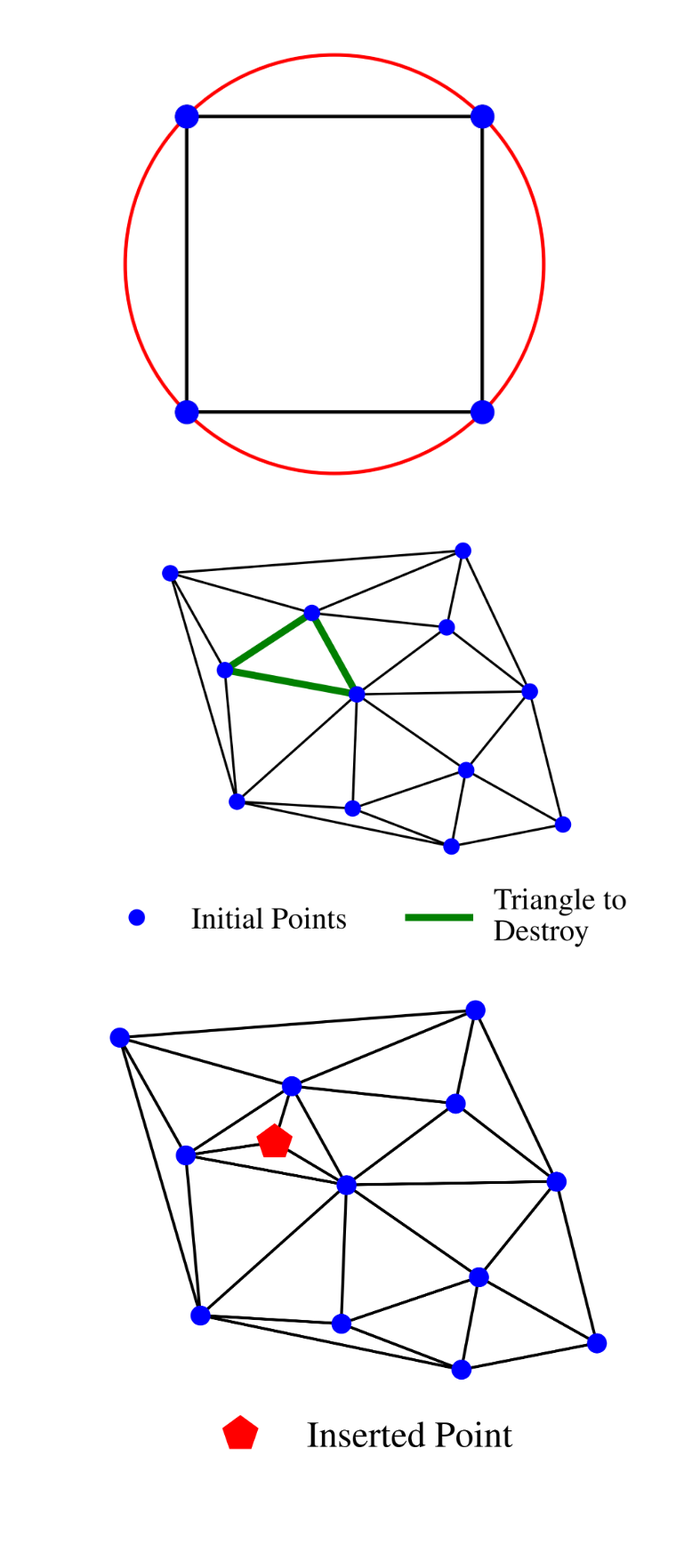
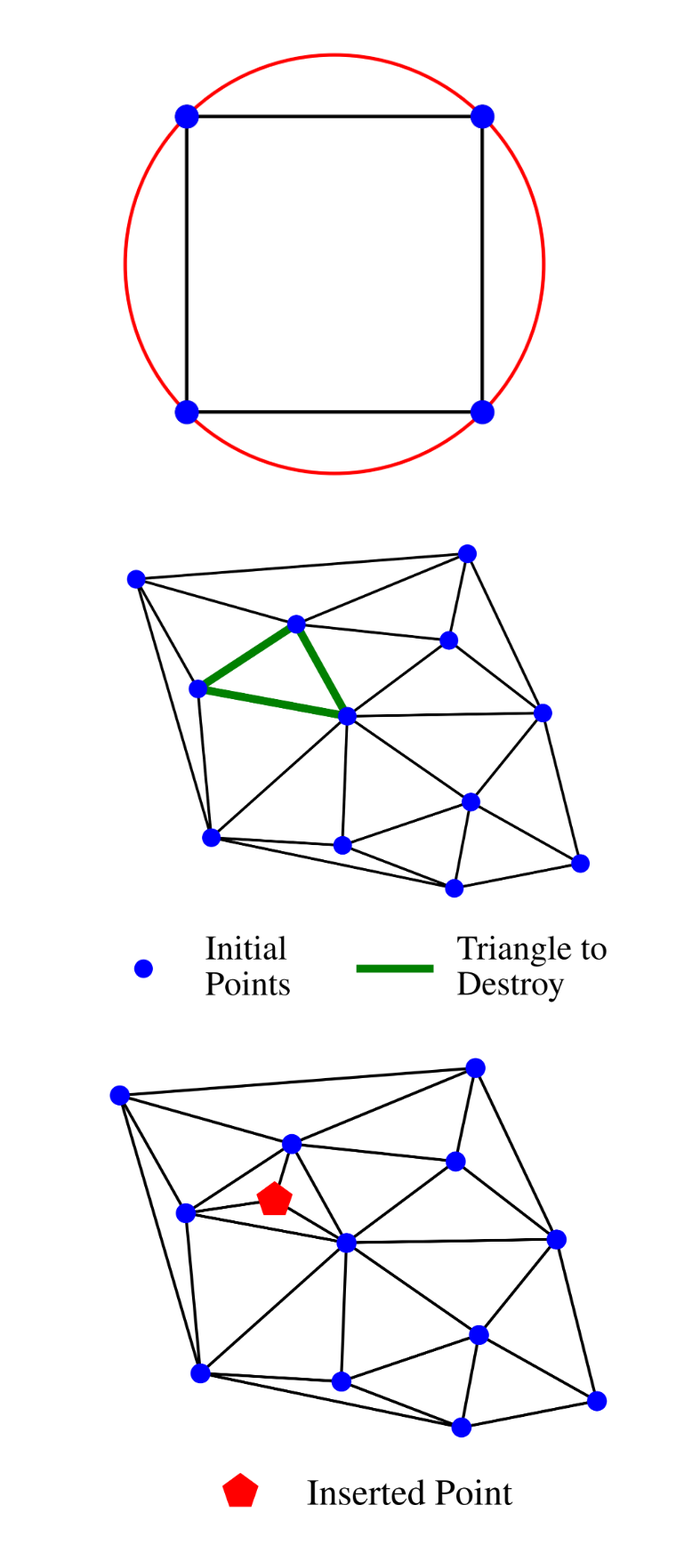
Before and after one commit to j-bowhay/Poles-and-Roots, a Jupyter notebook: notebooks/triangulation_figures.ipynb, the cells around one changed output. Shown at 89% size. Cells and saved outputs as stored; diff of their text form; code cells hidden in the pictures; blank space fills up the shorter version.

Commit message:
small figure tweak

```diff
--- a/notebooks/triangulation_figures.ipynb
+++ b/notebooks/triangulation_figures.ipynb
@@ -54,21 +54,21 @@ plt.savefig("figures/delauny_not_tri.pdf")
 # %%
 import scipy.spatial
 tri = scipy.spatial.Delaunay(sample)
 # destruction of a triangle
 
 to_destroy = 7
 
 fig, ax = plt.subplots()
 ax.triplot(tri.points[:,0], tri.points[:,1], tri.simplices)
-ax.plot(tri.points[:,0], tri.points[:,1], 'o', label="Initial Points")
+ax.plot(tri.points[:,0], tri.points[:,1], 'o', label="Initial\nPoints")
 ax.triplot(tri.points[tri.simplices[to_destroy],0], tri.points[tri.simplices[to_destroy],1], label="Triangle to\nDestroy", linewidth=3)
 #ax.legend(facecolor='white', framealpha=1, frameon=True)
 ax.legend(loc='upper center',bbox_to_anchor=(0.5, 0),
           fancybox=True, shadow=True, ncol=2)
 ax.set_axis_off()
 plt.savefig("figures/pre_destroy_triangle.pdf")
 # %% [output]
-[figure, old version]
+[figure, new version]
 # %%
 from poles_roots._utils import compute_incenter
 
```
Also changed, not shown: parts of 1 cell of this notebook, 6 other files.
